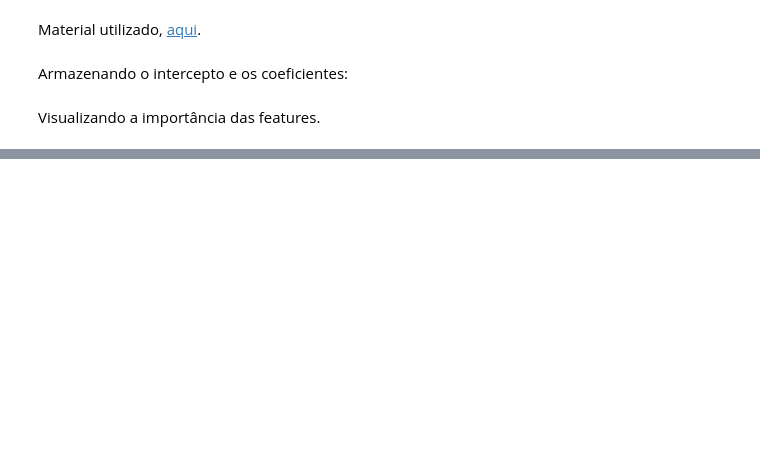
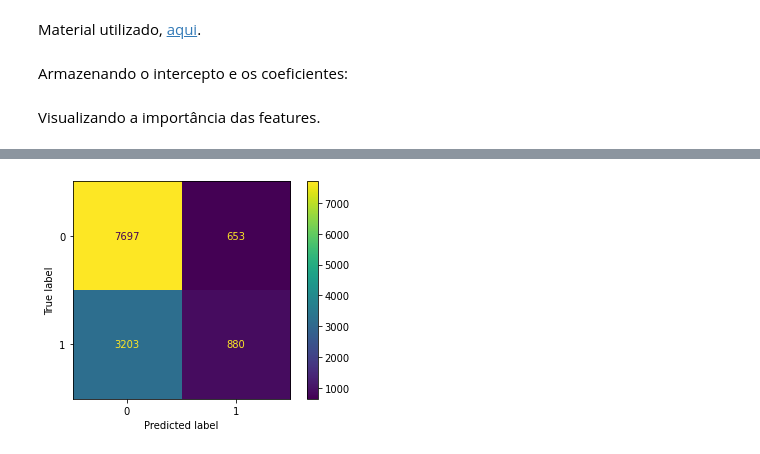
Before and after one commit to casjunior93/-Teste-de-deploy-no-Heroku-com-Fast-Ap, a Jupyter notebook: Covid_e_doenças_pré_existentes_em_SP.ipynb, the cells around one changed output, grey strips where cells are left out. Saved outputs shown, nothing was run; the diff lists cells and outputs as text; code cells hidden in the pictures; blank space fills up the shorter version.

```diff
--- a/Covid_e_doenças_pré_existentes_em_SP.ipynb
+++ b/Covid_e_doenças_pré_existentes_em_SP.ipynb
@@ -1821,0 +1793,9 @@ O recurso mais forte no conjunto de dados é a doença hepática. Um aumento da
+# %%
+%%time
+grid={"C":np.logspace(-3,3,7), "penalty":["l1","l2"]}
+
+#penalty: norma de penalização. https://builtin.com/data-science/l2-regularization
+#C: https://scikit-learn.org/stable/modules/generated/sklearn.linear_model.LogisticRegression.html
+
+logreg_cv=GridSearchCV(logreg,grid,cv=10)
+logreg_cv.fit(X_treino,y_treino)
@@ -1821,0 +1813,3 @@ O recurso mais forte no conjunto de dados é a doença hepática. Um aumento da
+# %%
+logreg2 = LogisticRegression(C=1,penalty="l2")
+logreg2.fit(X_treino,y_treino)
@@ -1821,0 +1818,3 @@ O recurso mais forte no conjunto de dados é a doença hepática. Um aumento da
+# %%
+%%time
+y_pred_gs = logreg2.predict(X_teste)
@@ -1821,0 +1845,6 @@ O recurso mais forte no conjunto de dados é a doença hepática. Um aumento da
+# %%
+%%time
+cm_gs = confusion_matrix(y_teste, y_pred_gs)
+disp = ConfusionMatrixDisplay(confusion_matrix=cm_gs, display_labels=logreg2.classes_)
+disp.plot(values_format='d')
+# %% [output]
@@ -1821,0 +1853 @@ O recurso mais forte no conjunto de dados é a doença hepática. Um aumento da
+[figure, added]
```
Also changed, not shown: parts of 99 cells of this notebook.
